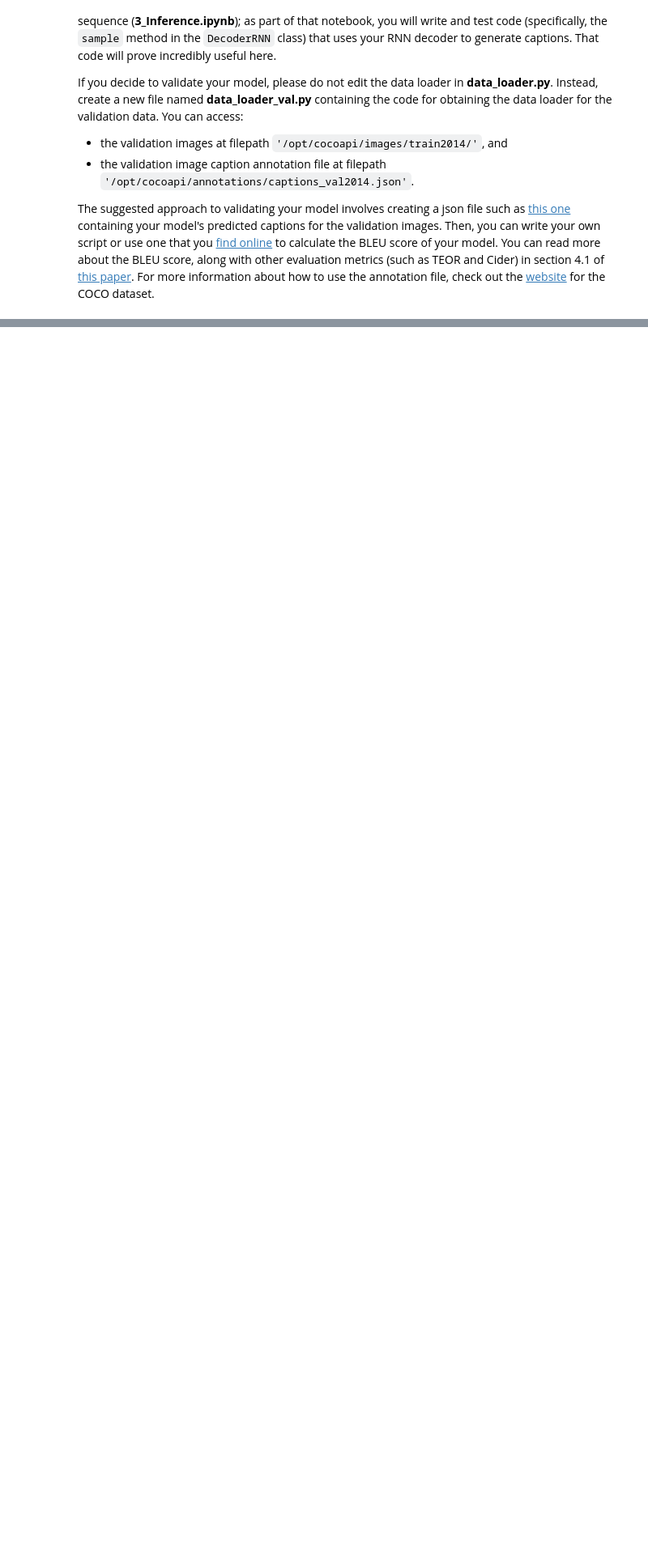
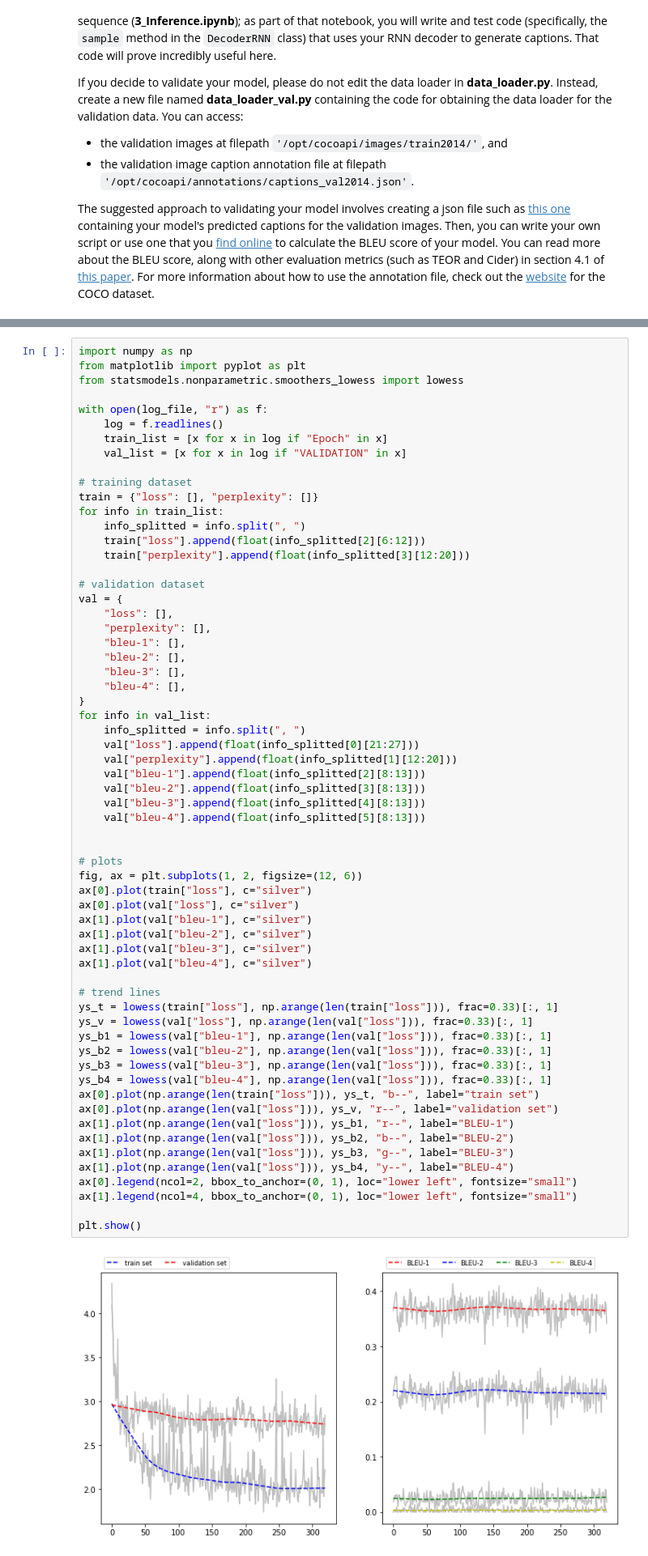
Before and after one commit to wronaq/ImageCaptioning, a Jupyter notebook: 2_Training.ipynb, the cells around one changed output, grey strips where cells are left out. Shown at 81% size. Drawn from its saved outputs; the diff is of its cells as text; blank space fills up the shorter version.

```diff
--- a/2_Training.ipynb
+++ b/2_Training.ipynb
@@ -340,0 +358,64 @@ The suggested approach to validating your model involves creating a json file su
+# %%
+import numpy as np
+from matplotlib import pyplot as plt
+from statsmodels.nonparametric.smoothers_lowess import lowess
+
+with open(log_file, "r") as f:
+    log = f.readlines()
+    train_list = [x for x in log if "Epoch" in x]
+    val_list = [x for x in log if "VALIDATION" in x]
+
+# training dataset
+train = {"loss": [], "perplexity": []}
+for info in train_list:
+    info_splitted = info.split(", ")
+    train["loss"].append(float(info_splitted[2][6:12]))
+    train["perplexity"].append(float(info_splitted[3][12:20]))
+
+# validation dataset
+val = {
+    "loss": [],
+    "perplexity": [],
+    "bleu-1": [],
+    "bleu-2": [],
+    "bleu-3": [],
+    "bleu-4": [],
+}
+for info in val_list:
+    info_splitted = info.split(", ")
+    val["loss"].append(float(info_splitted[0][21:27]))
+    val["perplexity"].append(float(info_splitted[1][12:20]))
+    val["bleu-1"].append(float(info_splitted[2][8:13]))
+    val["bleu-2"].append(float(info_splitted[3][8:13]))
+    val["bleu-3"].append(float(info_splitted[4][8:13]))
+    val["bleu-4"].append(float(info_splitted[5][8:13]))
+
+
+# plots
+fig, ax = plt.subplots(1, 2, figsize=(12, 6))
+ax[0].plot(train["loss"], c="silver")
+ax[0].plot(val["loss"], c="silver")
+ax[1].plot(val["bleu-1"], c="silver")
+ax[1].plot(val["bleu-2"], c="silver")
+ax[1].plot(val["bleu-3"], c="silver")
+ax[1].plot(val["bleu-4"], c="silver")
+
+# trend lines
+ys_t = lowess(train["loss"], np.arange(len(train["loss"])), frac=0.33)[:, 1]
+ys_v = lowess(val["loss"], np.arange(len(val["loss"])), frac=0.33)[:, 1]
+ys_b1 = lowess(val["bleu-1"], np.arange(len(val["loss"])), frac=0.33)[:, 1]
+ys_b2 = lowess(val["bleu-2"], np.arange(len(val["loss"])), frac=0.33)[:, 1]
+ys_b3 = lowess(val["bleu-3"], np.arange(len(val["loss"])), frac=0.33)[:, 1]
+ys_b4 = lowess(val["bleu-4"], np.arange(len(val["loss"])), frac=0.33)[:, 1]
+ax[0].plot(np.arange(len(train["loss"])), ys_t, "b--", label="train set")
+ax[0].plot(np.arange(len(val["loss"])), ys_v, "r--", label="validation set")
+ax[1].plot(np.arange(len(val["loss"])), ys_b1, "r--", label="BLEU-1")
+ax[1].plot(np.arange(len(val["loss"])), ys_b2, "b--", label="BLEU-2")
+ax[1].plot(np.arange(len(val["loss"])), ys_b3, "g--", label="BLEU-3")
+ax[1].plot(np.arange(len(val["loss"])), ys_b4, "y--", label="BLEU-4")
+ax[0].legend(ncol=2, bbox_to_anchor=(0, 1), loc="lower left", fontsize="small")
+ax[1].legend(ncol=4, bbox_to_anchor=(0, 1), loc="lower left", fontsize="small")
+
+plt.show()
+# %% [output]
+[figure, added]
```
Also changed, not shown: parts of 5 cells of this notebook, 1 other file.
